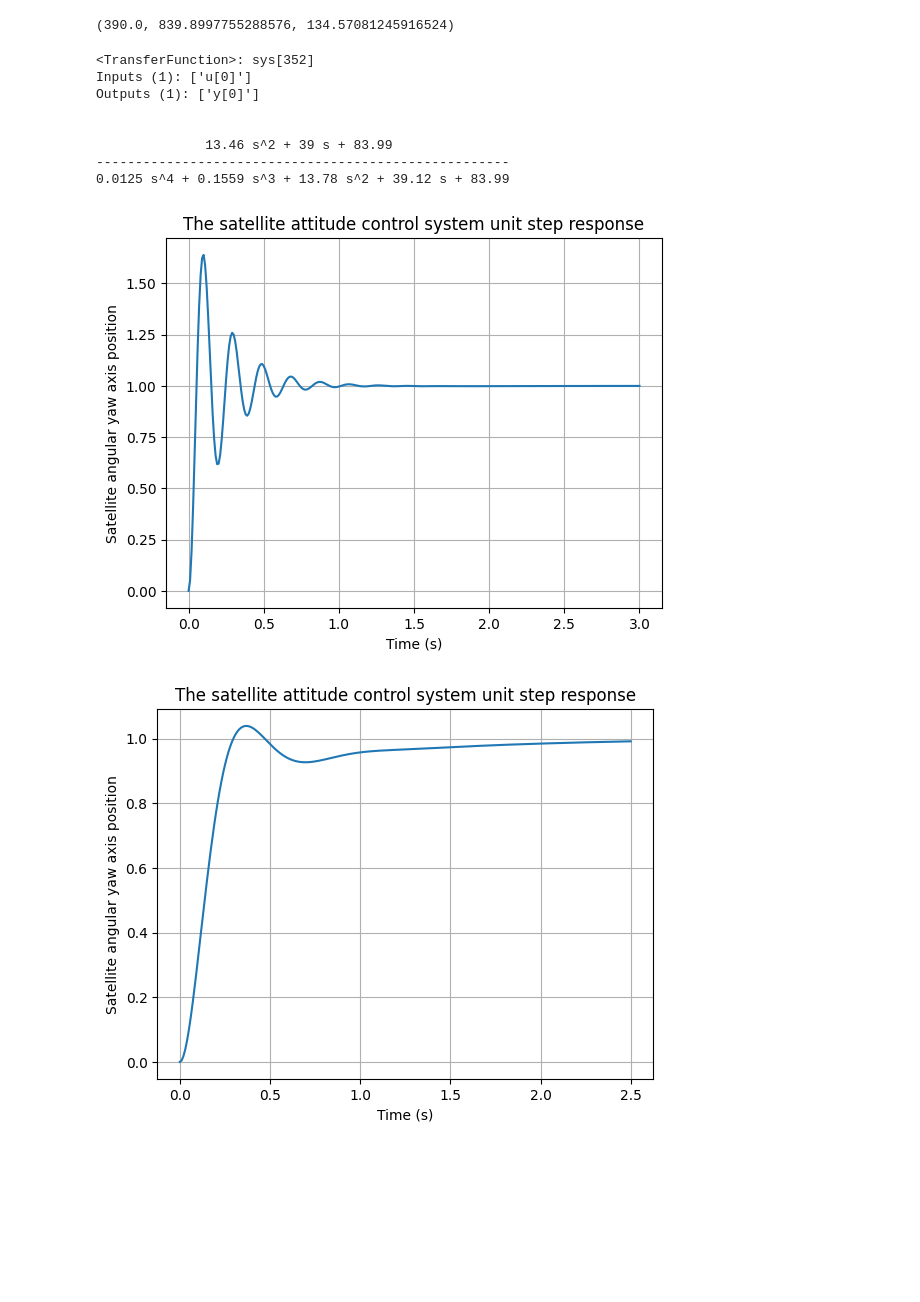
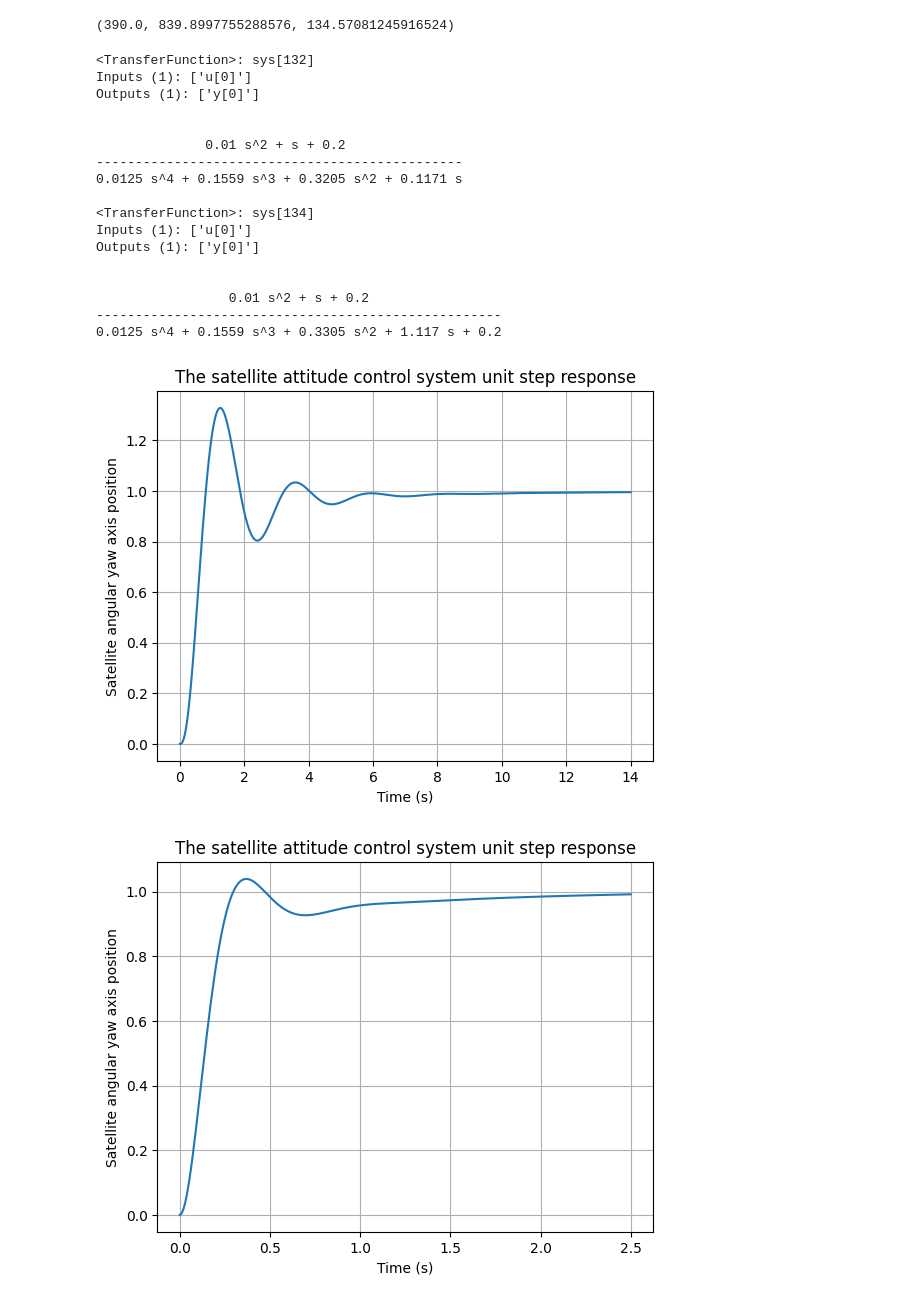
Before and after one commit to FacuBelisario/Tesis-MSE, a Jupyter notebook: SistemasDeControl/SistemaDeControlPID.ipynb, the cells around one changed output. Cells and saved outputs as stored; diff of their text form; code cells hidden in the pictures; blank space fills up the shorter version.

```diff
--- a/SistemasDeControl/SistemaDeControlPID.ipynb
+++ b/SistemasDeControl/SistemaDeControlPID.ipynb
@@ -367,7 +363,7 @@ import control as ctrl
 import matplotlib.pyplot as plt
 
 # Definir el tiempo de simulación
-t = np.arange(0, 3.01, 0.01)  # De 0 a 14 s con paso de 0.01 s
+t = np.arange(0, 14.01, 0.01)  # De 0 a 14 s con paso de 0.01 s
 
 # Definir la Funión de Transferencia
 
@@ -378,40 +374,51 @@ den = (0.0125 * s**3 + 0.1559* s**2  + 0.3205*s + 0.1171) # Tuve que eliminar la
 
 
 
-num_PID = 134.57*s**2 + 390*s + 839.9
+num_PID = 0.1*s**2 + 10*s + 2
 den_PID = s
 
 # Crear el sistema de control
 
 sys = num/den
 sys_PID = num_PID/den_PID
 
-sys_Cont = ctrl.series(sys_PID, sys)
+sys_Cont = sys*sys_PID #ctrl.series(sys_PID, sys)
+
+print(sys_Cont)
 
 TF_Cont = ctrl.feedback(sys_Cont, 1)
 # TF_Cont = ctrl.minreal(sys_Cont/(1 + sys_Cont))
 print(TF_Cont)
 
 # Obtener la respuesta al escalón
 t_out, y = ctrl.step_response(TF_Cont, t)
 
 # Graficar la respuesta al escalón
 plt.plot(t_out, y)
 plt.grid()
 plt.title('The satellite attitude control system unit step response')
 plt.xlabel('Time (s)')
 plt.ylabel('Satellite angular yaw axis position')
 plt.show()
 # %% [output]
-<TransferFunction>: sys[352]
+<TransferFunction>: sys[132]
 Inputs (1): ['u[0]']
 Outputs (1): ['y[0]']
 
 
-              13.46 s^2 + 39 s + 83.99
------------------------------------------------------
-0.0125 s^4 + 0.1559 s^3 + 13.78 s^2 + 39.12 s + 83.99
+              0.01 s^2 + s + 0.2
+-----------------------------------------------
+0.0125 s^4 + 0.1559 s^3 + 0.3205 s^2 + 0.1171 s
+
+<TransferFunction>: sys[134]
+Inputs (1): ['u[0]']
+Outputs (1): ['y[0]']
+
+
+                 0.01 s^2 + s + 0.2
+----------------------------------------------------
+0.0125 s^4 + 0.1559 s^3 + 0.3305 s^2 + 1.117 s + 0.2
-[figure, old version]
+[figure, new version]
 # %%
 import numpy as np
 import control as ctrl
```
Also changed, not shown: parts of 2 cells of this notebook.
